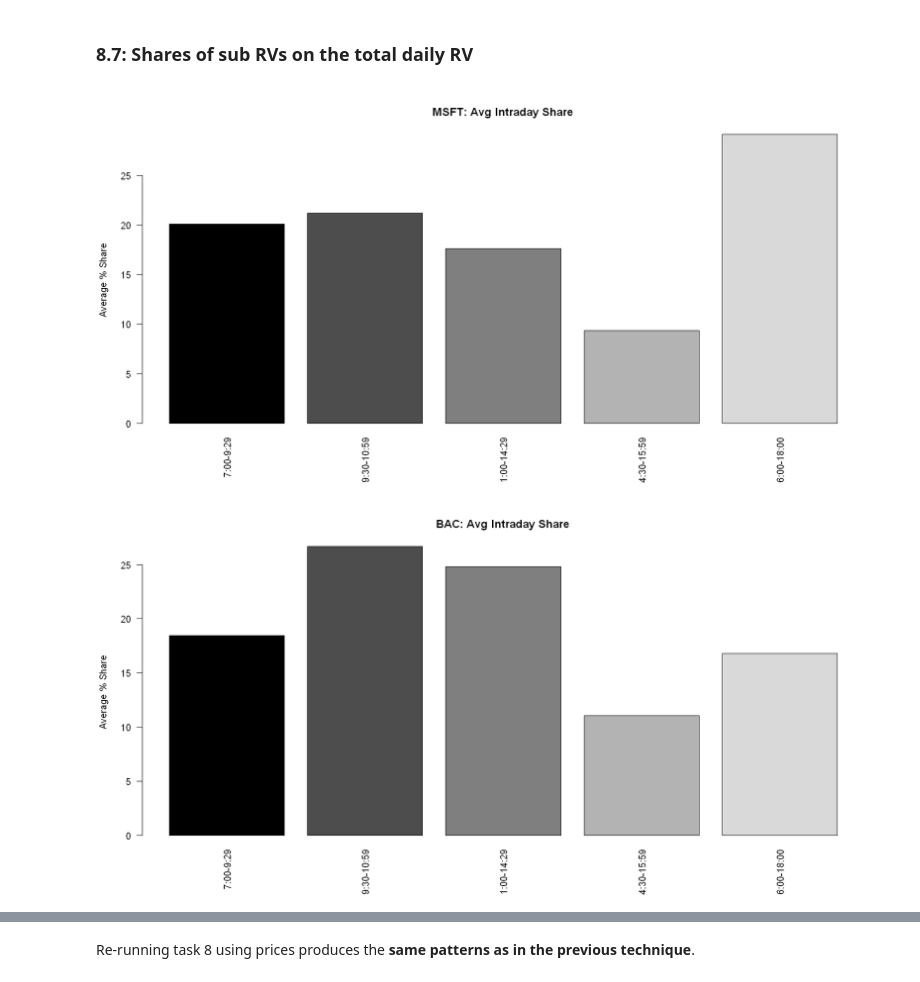
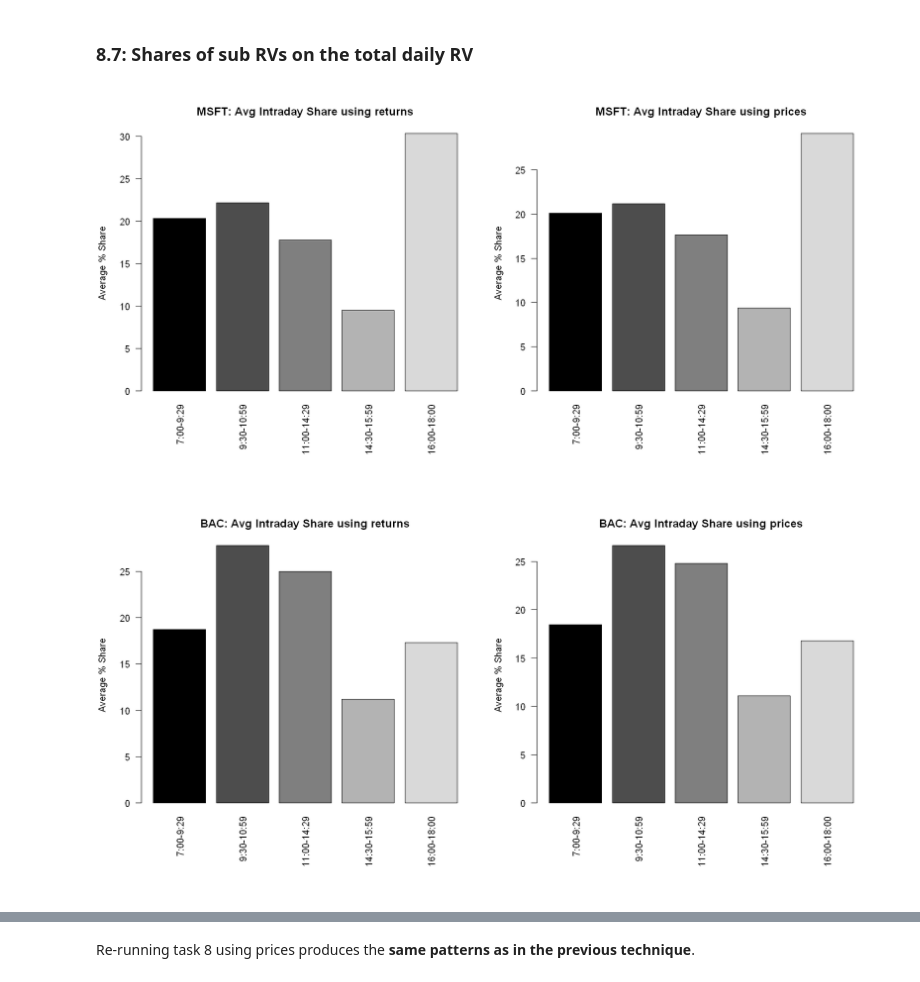
Before and after one commit to ahojdobryden/FiCox, a Jupyter notebook: HA3/HW3.ipynb, the cells around one changed output, grey strips where cells are left out. Drawn from its saved outputs; the diff is of its cells as text; code cells hidden in the pictures.

```diff
--- a/HA3/HW3.ipynb
+++ b/HA3/HW3.ipynb
@@ -650,23 +654,59 @@ Now, the differences seem not to be due to the number of digits R can pass. Whil
 # %% [markdown]
 ### 8.7: Shares of sub RVs on the total daily RV
 # %%
-# MSFT
+par(mfrow = c(1, 2))
+
+#  Plot 1: MSFT Percentage Share
+msft_pct <- (msft_combined[, 2:6] / as.numeric(msft_combined[, 1])) * 100
+msft_pct[is.na(msft_pct) | msft_pct == Inf] <- 0
+colnames(msft_pct) <- labels
+msft_avg_pct <- colMeans(msft_pct, na.rm = TRUE)
+
+# Set margins for the first plot to fit x-axis labels
+par(mar = c(8, 4, 4, 2))
+barplot(msft_avg_pct, col = plot_colors, las = 2, ylab = "Average % Share",
+        main = "MSFT: Avg Intraday Share using returns")
+
+#  Plot 2: using the prices
 msft_pct_pr <- (msft_combined_pr[, 2:6] / as.numeric(msft_combined_pr[, 1])) * 100
 msft_pct_pr[is.na(msft_pct_pr) | msft_pct_pr == Inf] <- 0
 colnames(msft_pct_pr) <- labels
 msft_avg_pct_pr <- colMeans(msft_pct_pr, na.rm = TRUE)
 
-barplot(msft_avg_pct_pr, col = plot_colors, las = 2, ylab = "Average % Share", main = "MSFT: Avg Intraday Share")
+# Set margins for the second plot
+par(mar = c(8, 4, 4, 2))
+barplot(msft_avg_pct_pr, col = plot_colors, las = 2, ylab = "Average % Share",
+        main = "MSFT: Avg Intraday Share using prices")
+
+par(mfrow = c(1, 1))
 # %% [output]
-[figure, old version]
+[figure, new version]
 # %%
-# BAC
+par(mfrow = c(1, 2))
+
+# Plot 1: BAC Percentage Share
+bac_pct <- (bac_combined[, 2:6] / as.numeric(bac_combined[, 1])) * 100
+bac_pct[is.na(bac_pct) | bac_pct == Inf] <- 0
+colnames(bac_pct) <- labels
+bac_avg_pct <- colMeans(bac_pct, na.rm = TRUE)
+
+# Set margins for the first plot to fit x-axis labels
+par(mar = c(8, 4, 4, 2))
+barplot(bac_avg_pct, col = plot_colors, las = 2, ylab = "Average % Share",
+        main = "BAC: Avg Intraday Share using returns")
+
+# Plot 2: using prices
 bac_pct_pr <- (bac_combined_pr[, 2:6] / as.numeric(bac_combined_pr[, 1])) * 100
 bac_pct_pr[is.na(bac_pct_pr) | bac_pct_pr == Inf] <- 0
 colnames(bac_pct_pr) <- labels
 bac_avg_pct_pr <- colMeans(bac_pct_pr, na.rm = TRUE)
 
-barplot(bac_avg_pct_pr, col = plot_colors, las = 2, ylab = "Average % Share", main = "BAC: Avg Intraday Share")
+# Set margins for the second plot
+par(mar = c(8, 4, 4, 2))
+barplot(bac_avg_pct_pr, col = plot_colors, las = 2, ylab = "Average % Share",
+        main = "BAC: Avg Intraday Share using prices")
+
+par(mfrow = c(1, 1))
 # %% [output]
-[figure, old version]
+[figure, new version]
 # %%
```
Also changed, not shown: parts of 11 cells of this notebook.
